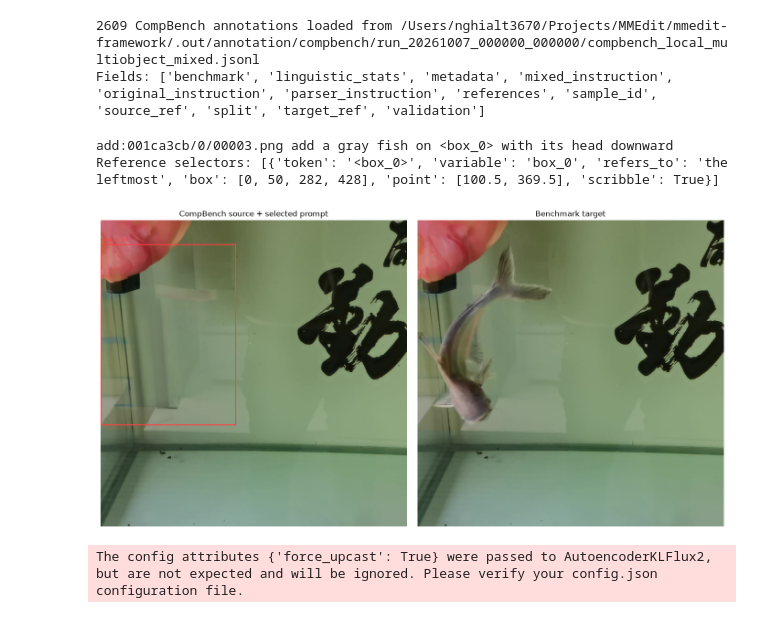
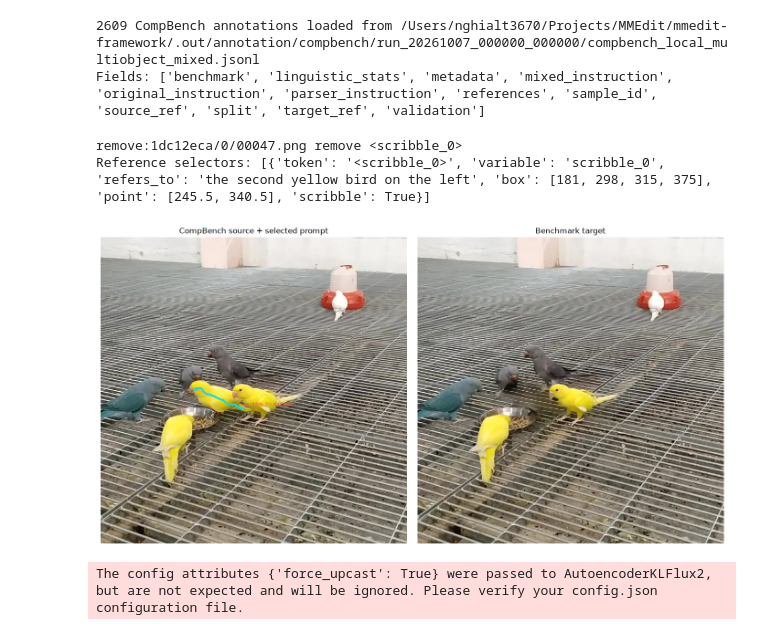
Before and after one commit to nghialt3670/mimo-edit, a Jupyter notebook: src/notebooks/inference/compbench_inference_mixed.ipynb, the cells around one changed output. Cells and saved outputs as stored; diff of their text form; code cells hidden in the pictures.

```diff
--- a/src/notebooks/inference/compbench_inference_mixed.ipynb
+++ b/src/notebooks/inference/compbench_inference_mixed.ipynb
@@ -24,40 +24,40 @@ print("Fields:", sorted(records[0]))
 2609 CompBench annotations loaded from /Users/nghialt3670/Projects/MMEdit/mmedit-framework/.out/annotation/compbench/run_20261007_000000_000000/compbench_local_multiobject_mixed.jsonl
 Fields: ['benchmark', 'linguistic_stats', 'metadata', 'mixed_instruction', 'original_instruction', 'parser_instruction', 'references', 'sample_id', 'source_ref', 'split', 'target_ref', 'validation']
 # %%
-SAMPLE_INDEX = 0
+SAMPLE_INDEX = 962
 record = records[SAMPLE_INDEX]
 sample = load_sample(record, benchmark=BENCHMARK, image_loader=image_loader, prompt_mode=PROMPT_MODE)
 if not sample["instruction"]:
     raise ValueError("CompBench record has no instruction.")
 select_reference_prompts(sample)
 print(sample["sample_id"], sample["instruction"])
 print("Reference selectors:", [
     {
         "token": reference["display_token"],
         "variable": reference["selected_prompt"]["variable"] if reference["selected_prompt"] else None,
         "refers_to": reference["span"],
         "box": reference["bbox_xyxy"],
         "point": reference["point_xy"],
         "scribble": bool(reference["scribble_strokes"]),
     }
     for reference in sample["references"]
 ])
 fig, axes = plt.subplots(1, 2, figsize=(14, 7))
 axes[0].imshow(annotate_sample(sample))
 axes[0].set_title("CompBench source + selected prompt")
 axes[0].axis("off")
 if sample["target_image"] is None:
     axes[1].text(0.5, 0.5, "No target image", ha="center", va="center")
 else:
     axes[1].imshow(sample["target_image"])
 axes[1].set_title("Benchmark target")
 axes[1].axis("off")
 plt.tight_layout()
 plt.show()
 # %% [output]
-add:001ca3cb/0/00003.png add a gray fish on <box_0> with its head downward
-Reference selectors: [{'token': '<box_0>', 'variable': 'box_0', 'refers_to': 'the leftmost', 'box': [0, 50, 282, 428], 'point': [100.5, 369.5], 'scribble': True}]
+remove:1dc12eca/0/00047.png remove <scribble_0>
+Reference selectors: [{'token': '<scribble_0>', 'variable': 'scribble_0', 'refers_to': 'the second yellow bird on the left', 'box': [181, 298, 315, 375], 'point': [245.5, 340.5], 'scribble': True}]
-[figure, old version]
+[figure, new version]
 # %%
 from framework.tools import image_editing_tools
 from evaluation.notebook import create_agent_model
```
Also changed, not shown: parts of 2 cells of this notebook, 21 other files.
